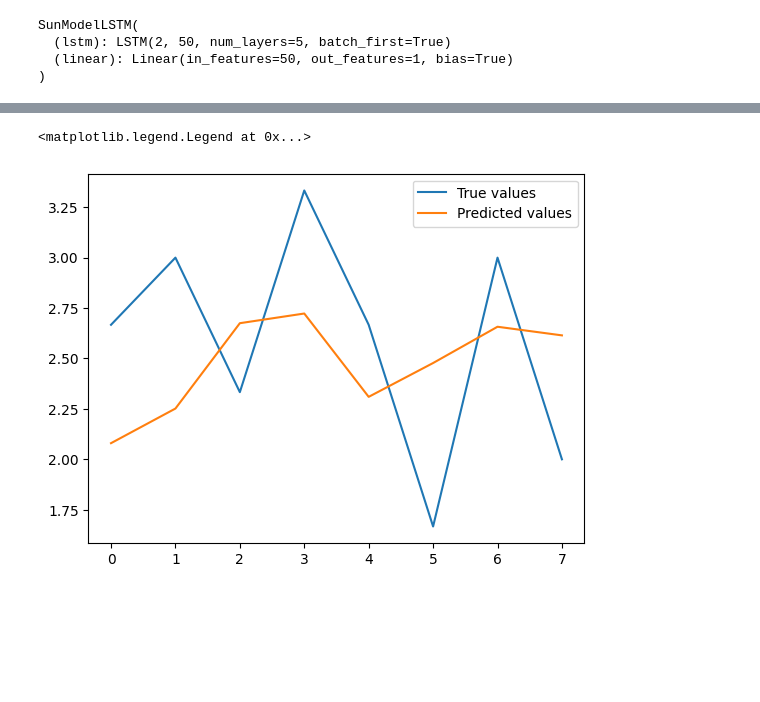
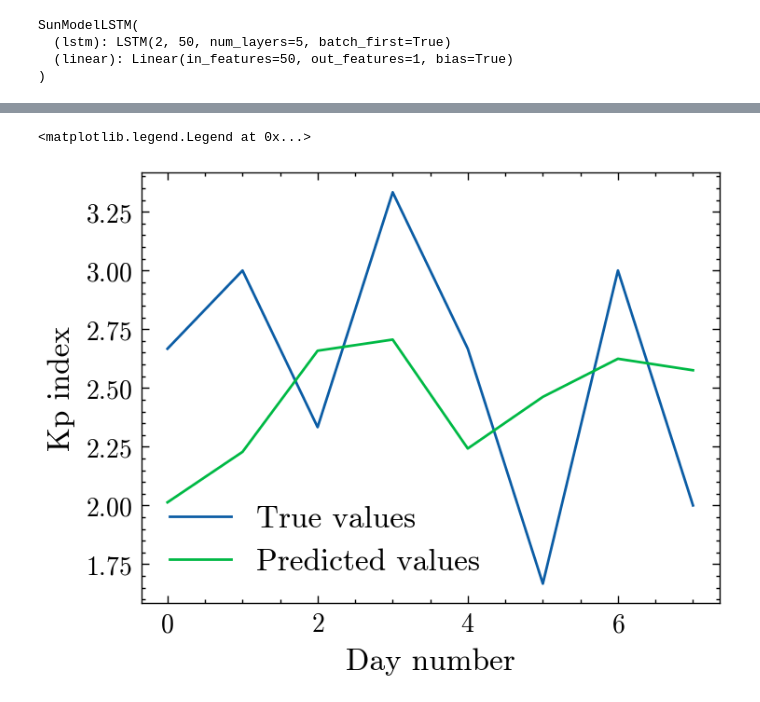
Before and after one commit to AliAhmad02/AppliedML-Final-Project, a Jupyter notebook: sunspot_model_regression.ipynb, the cells around one changed output, grey strips where cells are left out. Saved outputs shown, nothing was run; the diff lists cells and outputs as text; code cells hidden in the pictures; blank space fills up the shorter version.

Commit message:
Update plots in sunspot regression.

```diff
--- a/sunspot_model_regression.ipynb
+++ b/sunspot_model_regression.ipynb
@@ -7,6 +7,8 @@ from torch import nn
 from torch.utils.data import TensorDataset, DataLoader
 from torch import optim
 import matplotlib.pyplot as plt
+import scienceplots
+plt.style.use(["science", "no-latex"])
 # %%
 path_sn = "data_files/sn_data.txt"
 path_kp = "data_files/kp_data.txt"
@@ -195,11 +201,12 @@ true_start = n_week + lookback
 true_data = test[true_start:true_start + num_forecast_steps]
 # true_data = scaler.inverse_transform(true_data)[:, 1]
 # %%
-# plt.plot(final_ytest, label="True values")
+plt.figure(figsize=(4, 3), dpi=200)
 plt.plot(true_data[:, 1], label="True values")
 plt.plot(forecasted_vals[lookback:], label="Predicted values")
-# plt.ylim(0, 3)
-plt.legend()
+plt.xlabel("Day number", fontsize=12)
+plt.ylabel("Kp index", fontsize=12)
+plt.legend(fontsize=12)
 # %% [output]
 <matplotlib.legend.Legend at 0x...>
-[figure, old version]
+[figure, new version]
```
Also changed, not shown: parts of 3 cells of this notebook.
